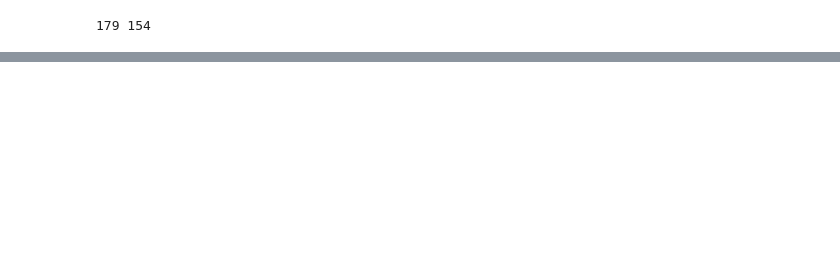
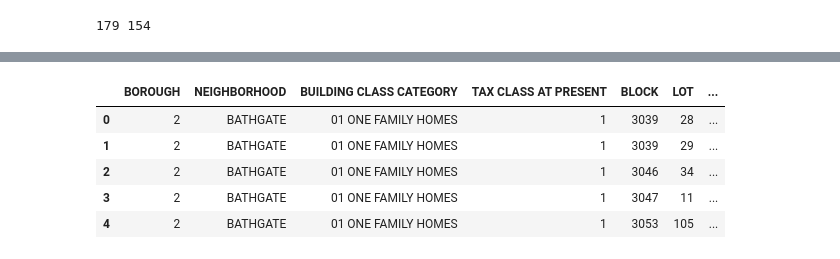
Before and after one commit to asaich/cs109final, a Jupyter notebook: Make_Features.ipynb, the cells around one changed output, grey strips where cells are left out. Cells and saved outputs as stored; diff of their text form; code cells hidden in the pictures; blank space fills up the shorter version.

```diff
--- a/Make_Features.ipynb
+++ b/Make_Features.ipynb
@@ -127,0 +109,9 @@ df[df['ZIP CODE'].isin(keep_zips)]
+# %%
+clean_df.head()
+# %% [output]
+|  | BOROUGH | NEIGHBORHOOD | BUILDING CLASS CATEGORY | TAX CLASS AT PRESENT | BLOCK | LOT | ... |
+| 0 | 2 | BATHGATE | 01 ONE FAMILY HOMES | 1 | 3039 | 28 | ... |
+| 1 | 2 | BATHGATE | 01 ONE FAMILY HOMES | 1 | 3039 | 29 | ... |
+| 2 | 2 | BATHGATE | 01 ONE FAMILY HOMES | 1 | 3046 | 34 | ... |
+| 3 | 2 | BATHGATE | 01 ONE FAMILY HOMES | 1 | 3047 | 11 | ... |
+| 4 | 2 | BATHGATE | 01 ONE FAMILY HOMES | 1 | 3053 | 105 | ... |
```
Also changed, not shown: parts of 10 cells of this notebook.
